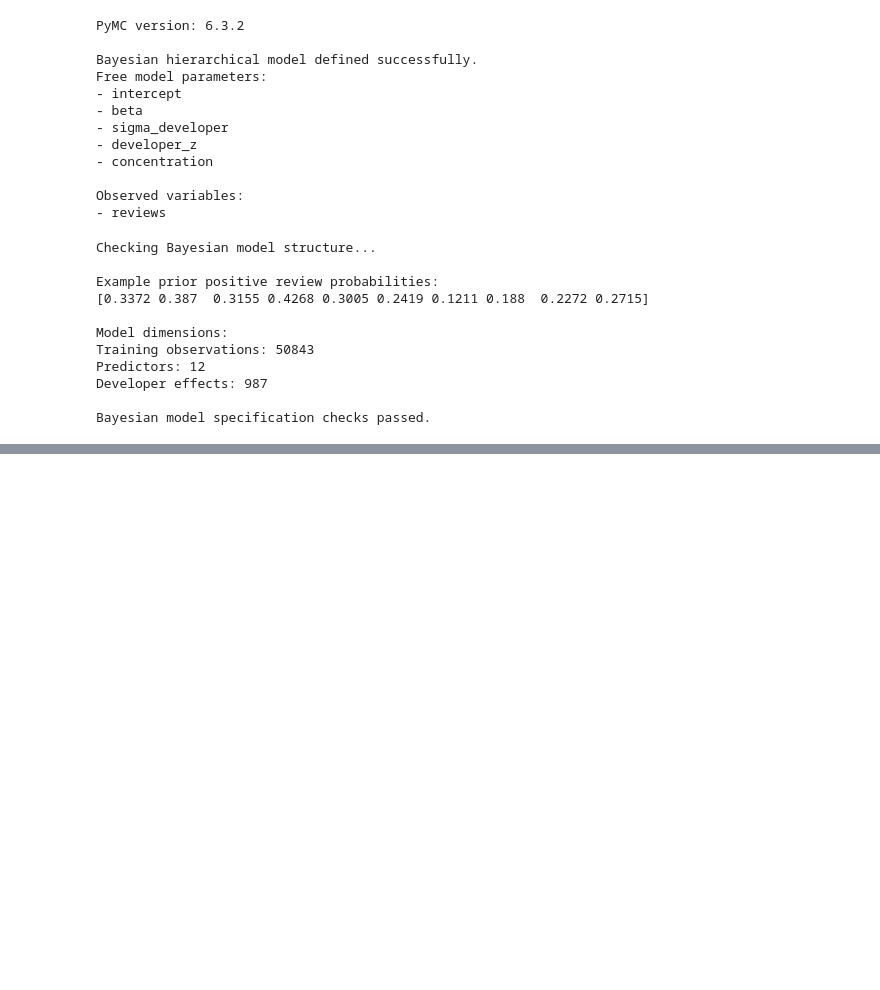
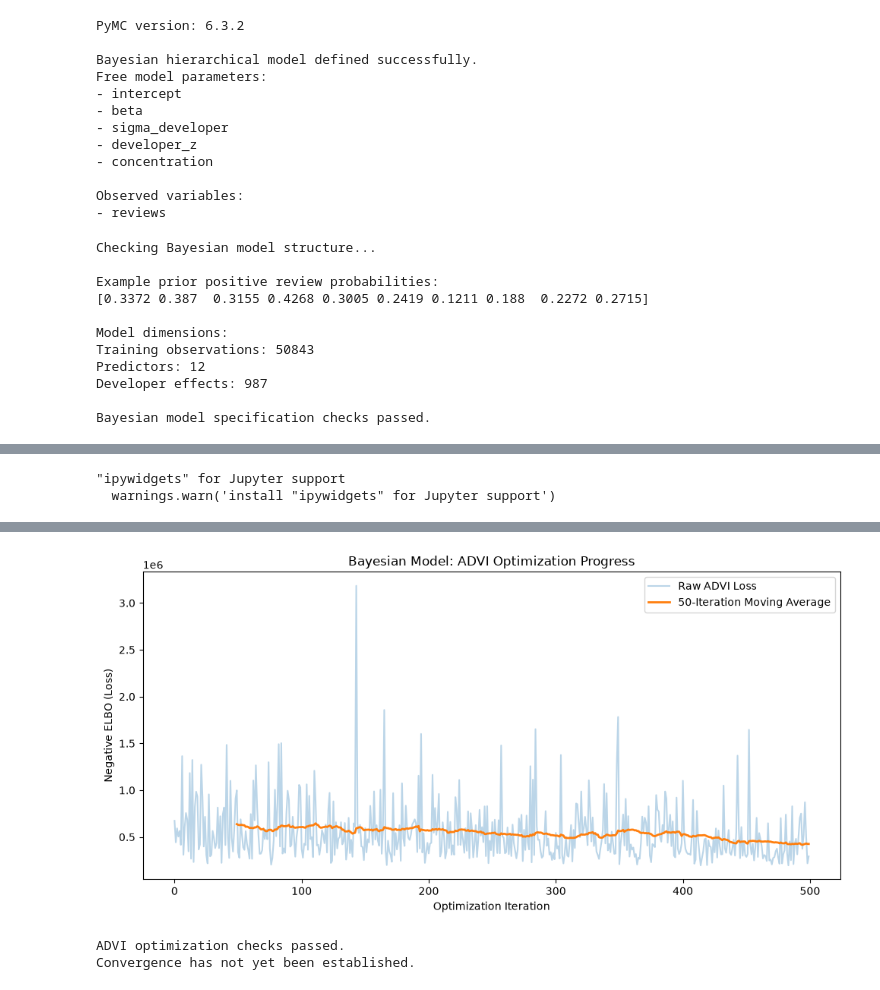
Before and after one commit to SinYang13/IS630, a Jupyter notebook: notebooks/03_aq2_modelling.ipynb, the cells around one changed output, grey strips where cells are left out. Cells and saved outputs as stored; diff of their text form; code cells hidden in the pictures; blank space fills up the shorter version.

Commit message:
Finish aq2 modelling

```diff
--- a/notebooks/03_aq2_modelling.ipynb
+++ b/notebooks/03_aq2_modelling.ipynb
@@ -1291,0 +1527,74 @@ Bayesian model specification checks passed.
+# %%
+
+# Step 4: Fit ADVI and examine optimization loss
+
+import matplotlib.pyplot as plt
+
+ADVI_INITIAL_ITERATIONS = 500
+
+# Create a reusable ADVI inference object
+with bayes_model:
+    advi_inference = pm.ADVI(
+        random_seed=config.SEED
+    )
+
+    advi_approx = advi_inference.fit(
+        n=ADVI_INITIAL_ITERATIONS,
+        progressbar=True
+    )
+
+# Extract optimization loss
+advi_history = np.asarray(
+    advi_inference.hist
+)
+
+# Calculate rolling average to reduce noise
+window = 50
+
+rolling_loss = pd.Series(
+    advi_history
+).rolling(window=window).mean()
+
+print("ADVI optimization summary:")
+print("Iterations:", len(advi_history))
+print(
+    "First 50 mean loss:",
+    round(np.mean(advi_history[:50]), 2)
+)
+print(
+    "Last 50 mean loss:",
+    round(np.mean(advi_history[-50:]), 2)
+)
+
+# Plot optimization history
+plt.figure(figsize=(10, 5))
+
+plt.plot(
+    advi_history,
+    alpha=0.3,
+    label="Raw ADVI Loss"
+)
+
+plt.plot(
+    rolling_loss,
+    linewidth=2,
+    label="50-Iteration Moving Average"
+)
+
+plt.xlabel("Optimization Iteration")
+plt.ylabel("Negative ELBO (Loss)")
+plt.title("Bayesian Model: ADVI Optimization Progress")
+
+plt.legend()
+plt.tight_layout()
+plt.show()
+
+# Validate loss values
+assert len(advi_history) == ADVI_INITIAL_ITERATIONS
+assert np.isfinite(advi_history).all()
+
+print("\nADVI optimization checks passed.")
+print("Convergence has not yet been established.")
+# %% [output]
+"ipywidgets" for Jupyter support
+  warnings.warn('install "ipywidgets" for Jupyter support')
@@ -1291,0 +1607,3 @@ Bayesian model specification checks passed.
+[figure, added]
+ADVI optimization checks passed.
+Convergence has not yet been established.
```
Also changed, not shown: parts of 25 cells of this notebook.
